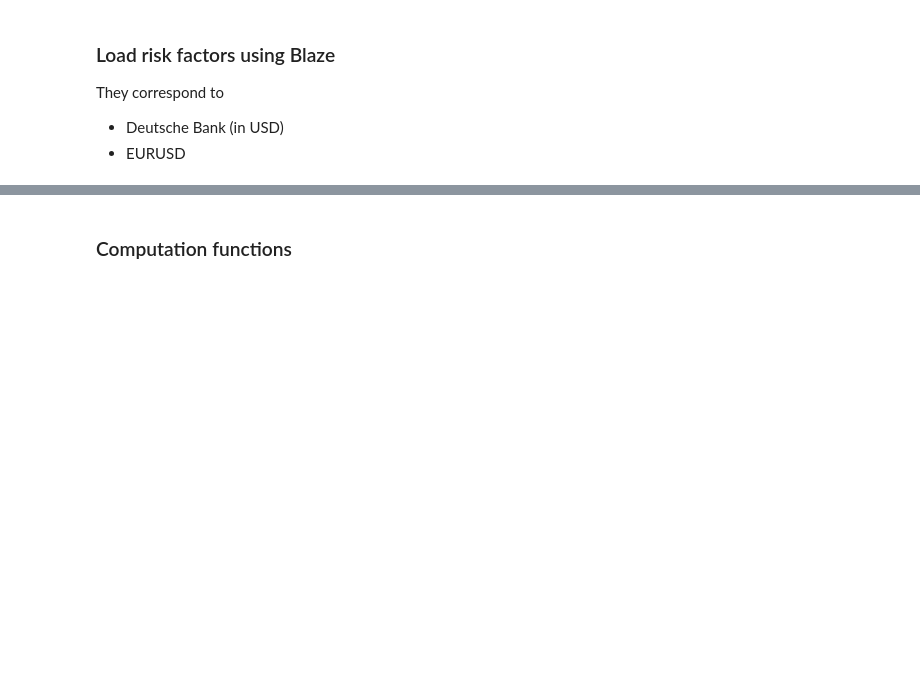
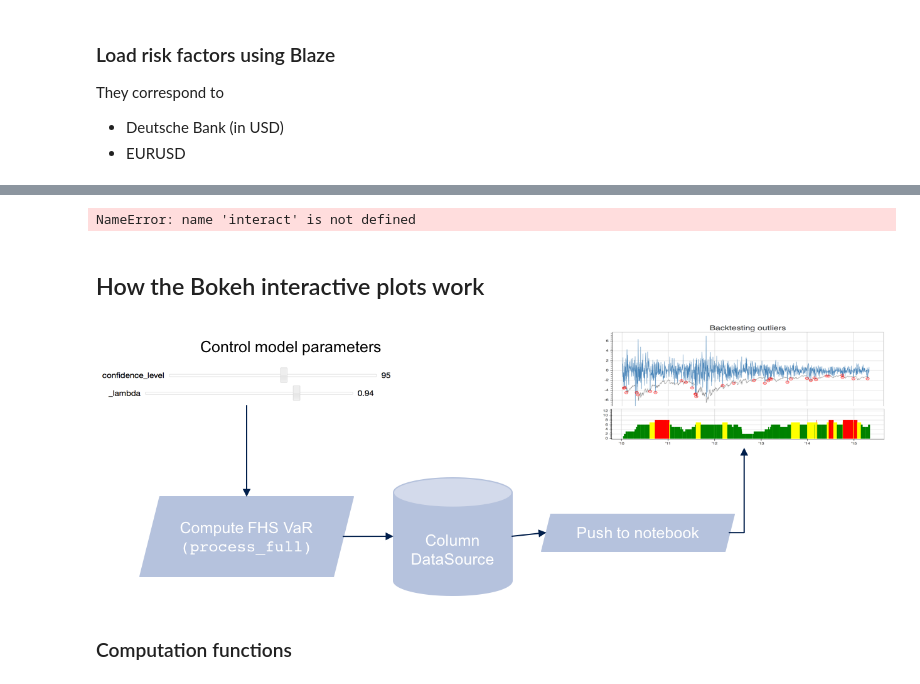
Before and after one commit to mvaz/PyData-London2015, a Jupyter notebook: notebooks/Backtesting with Bokeh.ipynb, the cells around one changed output, grey strips where cells are left out. Cells and saved outputs as stored; diff of their text form; code cells hidden in the pictures; blank space fills up the shorter version.

```diff
--- a/notebooks/Backtesting with Bokeh.ipynb
+++ b/notebooks/Backtesting with Bokeh.ipynb
@@ -57,3 +153,15 @@ df = pd.DataFrame(scenarios, index=rf1.ts.index)
+# %%
+w = interact(update_model, _lambda=(0.80, 0.99, 0.01));
+w.widget.msg_throttle = 3
+# %% [output]
+NameError: name 'interact' is not defined
+# %% [markdown]
+## How the Bokeh interactive plots work
+# %%
+from IPython.display import Image
+Image('bokeh_workflow.png')
+# %% [output]
+[figure, added]
 # %%
 metric = VaR(99)
 # %% [markdown]
```
Also changed, not shown: parts of 13 cells of this notebook.
